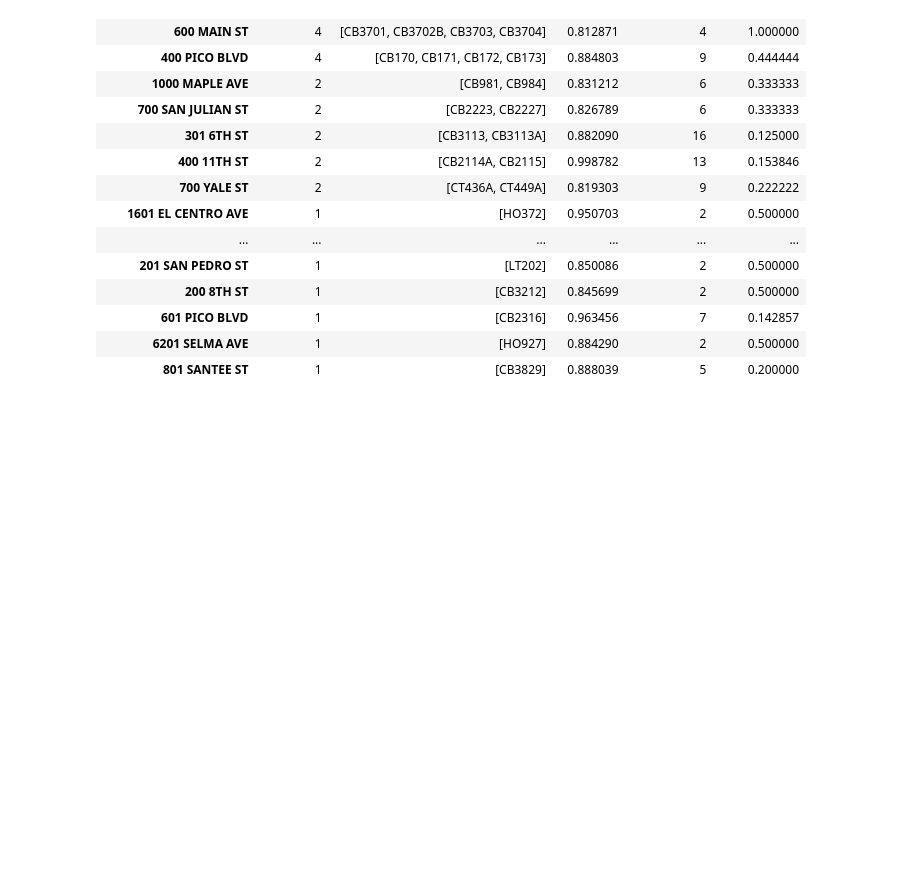
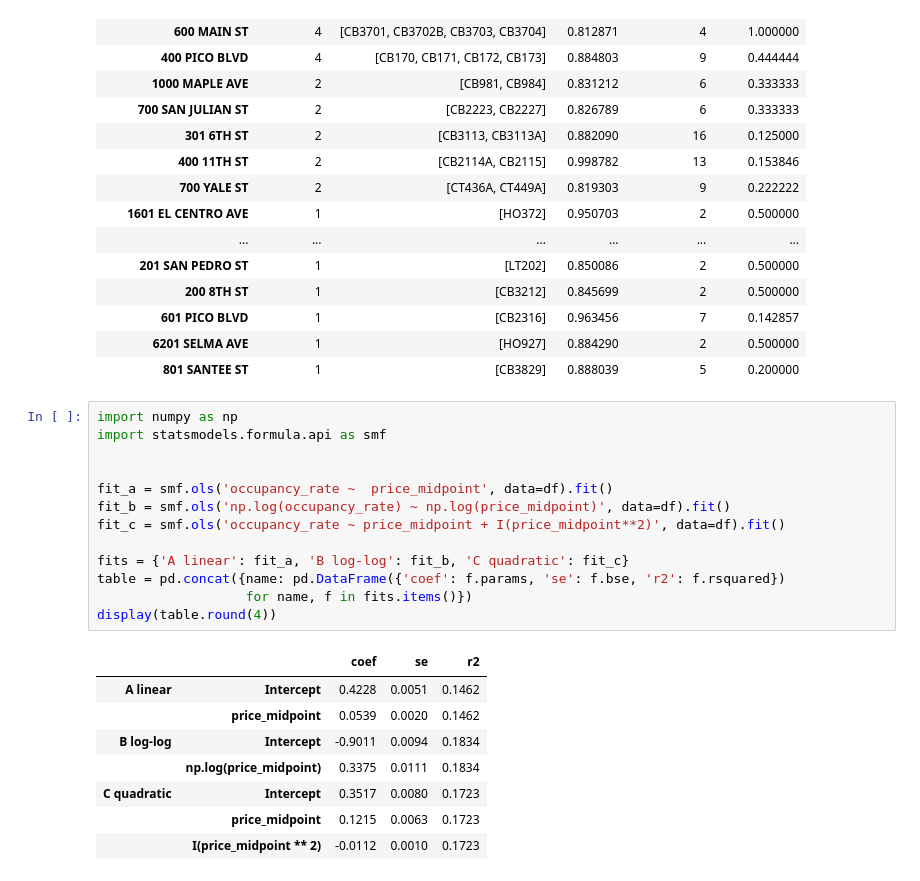
Before and after one commit to finnrcase/Spotless, a Jupyter notebook: Visualization/01_cumprice.ipynb, the cells around one changed output. Drawn from its saved outputs; the diff is of its cells as text; blank space fills up the shorter version.

```diff
--- a/Visualization/01_cumprice.ipynb
+++ b/Visualization/01_cumprice.ipynb
@@ -200,3 +201,25 @@ bf_groups
 | 601 PICO BLVD | 1 | [CB2316] | 0.963456 | 7 | 0.142857 |
 | 6201 SELMA AVE | 1 | [HO927] | 0.884290 | 2 | 0.500000 |
 | 801 SANTEE ST | 1 | [CB3829] | 0.888039 | 5 | 0.200000 |
+# %%
+import numpy as np
+import statsmodels.formula.api as smf
+
+
+fit_a = smf.ols('occupancy_rate ~  price_midpoint', data=df).fit()
+fit_b = smf.ols('np.log(occupancy_rate) ~ np.log(price_midpoint)', data=df).fit()
+fit_c = smf.ols('occupancy_rate ~ price_midpoint + I(price_midpoint**2)', data=df).fit()
+
+fits = {'A linear': fit_a, 'B log-log': fit_b, 'C quadratic': fit_c}
+table = pd.concat({name: pd.DataFrame({'coef': f.params, 'se': f.bse, 'r2': f.rsquared})
+                   for name, f in fits.items()})
+display(table.round(4))
+# %% [output]
+|  |  | coef | se | r2 |
+| A linear | Intercept | 0.4228 | 0.0051 | 0.1462 |
+|  | price_midpoint | 0.0539 | 0.0020 | 0.1462 |
+| B log-log | Intercept | -0.9011 | 0.0094 | 0.1834 |
+|  | np.log(price_midpoint) | 0.3375 | 0.0111 | 0.1834 |
+| C quadratic | Intercept | 0.3517 | 0.0080 | 0.1723 |
+|  | price_midpoint | 0.1215 | 0.0063 | 0.1723 |
+|  | I(price_midpoint ** 2) | -0.0112 | 0.0010 | 0.1723 |
```
Also changed, not shown: parts of 3 cells of this notebook, 2 other files.
